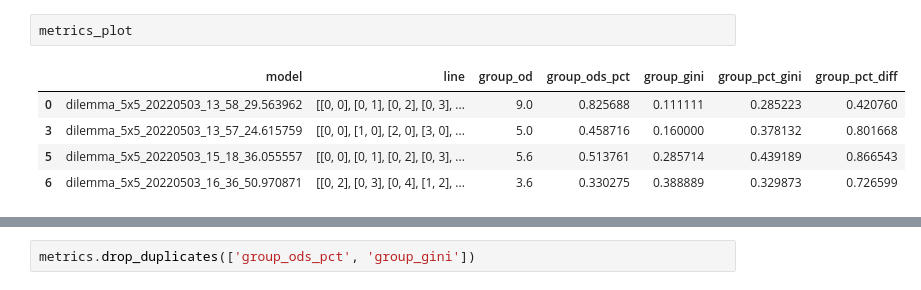
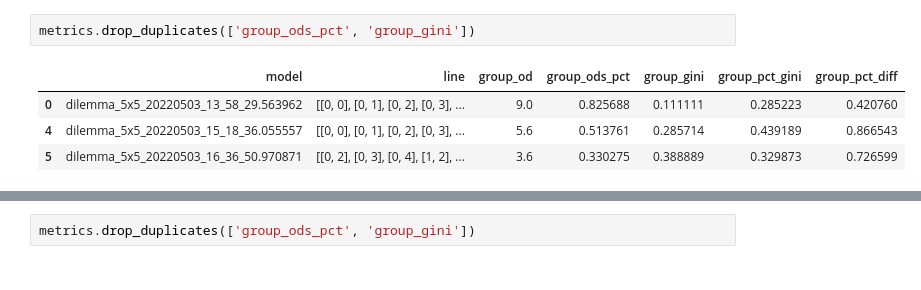
Before and after one commit to dimichai/fair-network-expansion, a Jupyter notebook: result_plotter.ipynb, the cells around one changed output, grey strips where cells are left out. Drawn from its saved outputs; the diff is of its cells as text.

```diff
--- a/result_plotter.ipynb
+++ b/result_plotter.ipynb
@@ -73,9 +73,8 @@ ax.set_xlim((0.25,1))
-# %%
-metrics_plot
-# %% [output]
-|  | model | line | group_od | group_ods_pct | group_gini | group_pct_gini | group_pct_diff |
-| 0 | dilemma_5x5_20220503_13_58_29.563962 | [[0, 0], [0, 1], [0, 2], [0, 3], ... | 9.0 | 0.825688 | 0.111111 | 0.285223 | 0.420760 |
-| 3 | dilemma_5x5_20220503_13_57_24.615759 | [[0, 0], [1, 0], [2, 0], [3, 0], ... | 5.0 | 0.458716 | 0.160000 | 0.378132 | 0.801668 |
-| 5 | dilemma_5x5_20220503_15_18_36.055557 | [[0, 0], [0, 1], [0, 2], [0, 3], ... | 5.6 | 0.513761 | 0.285714 | 0.439189 | 0.866543 |
-| 6 | dilemma_5x5_20220503_16_36_50.970871 | [[0, 2], [0, 3], [0, 4], [1, 2], ... | 3.6 | 0.330275 | 0.388889 | 0.329873 | 0.726599 |
+# %%
+metrics.drop_duplicates(['group_ods_pct', 'group_gini'])
+# %% [output]
+|  | model | line | group_od | group_ods_pct | group_gini | group_pct_gini | group_pct_diff |
+| 0 | dilemma_5x5_20220503_13_58_29.563962 | [[0, 0], [0, 1], [0, 2], [0, 3], ... | 9.0 | 0.825688 | 0.111111 | 0.285223 | 0.420760 |
+| 4 | dilemma_5x5_20220503_15_18_36.055557 | [[0, 0], [0, 1], [0, 2], [0, 3], ... | 5.6 | 0.513761 | 0.285714 | 0.439189 | 0.866543 |
+| 5 | dilemma_5x5_20220503_16_36_50.970871 | [[0, 2], [0, 3], [0, 4], [1, 2], ... | 3.6 | 0.330275 | 0.388889 | 0.329873 | 0.726599 |
 # %%
```
Also changed, not shown: parts of 9 cells of this notebook.
